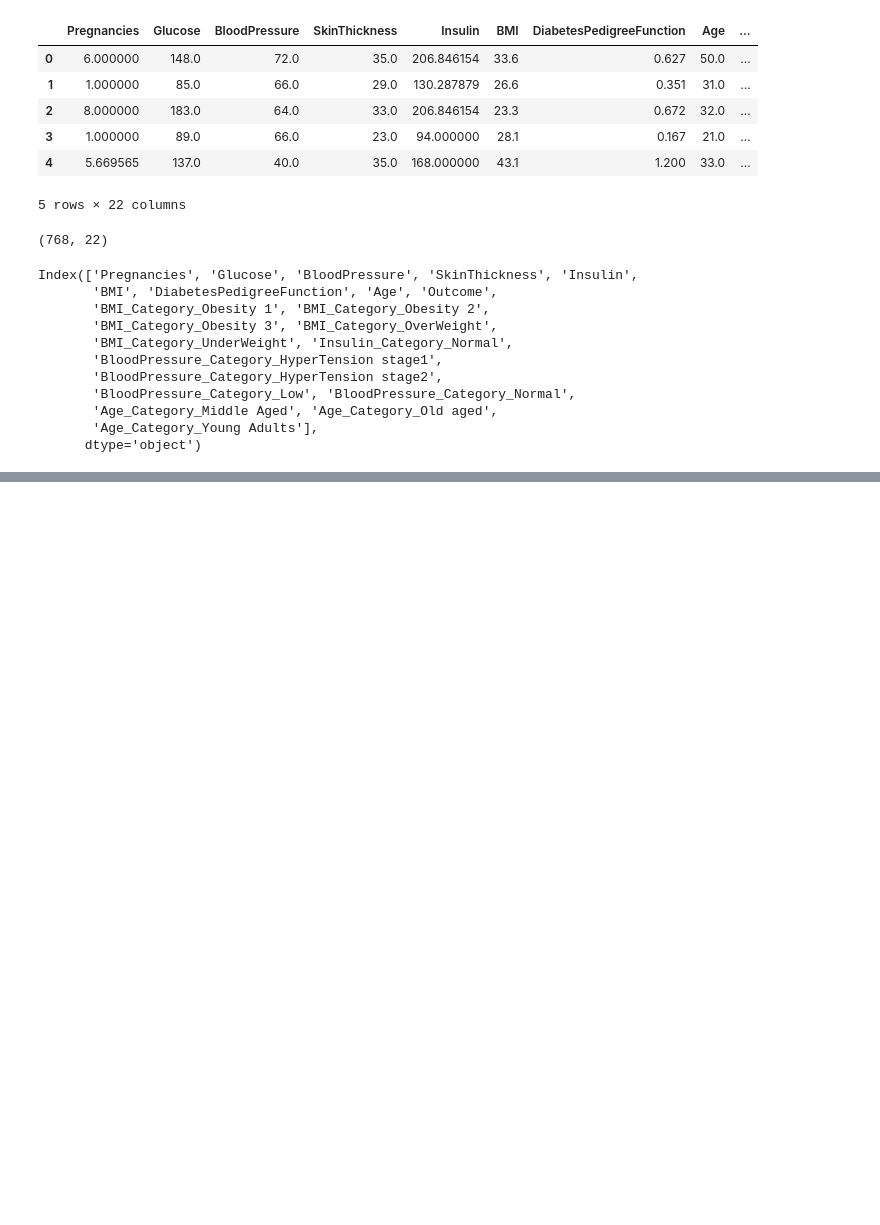
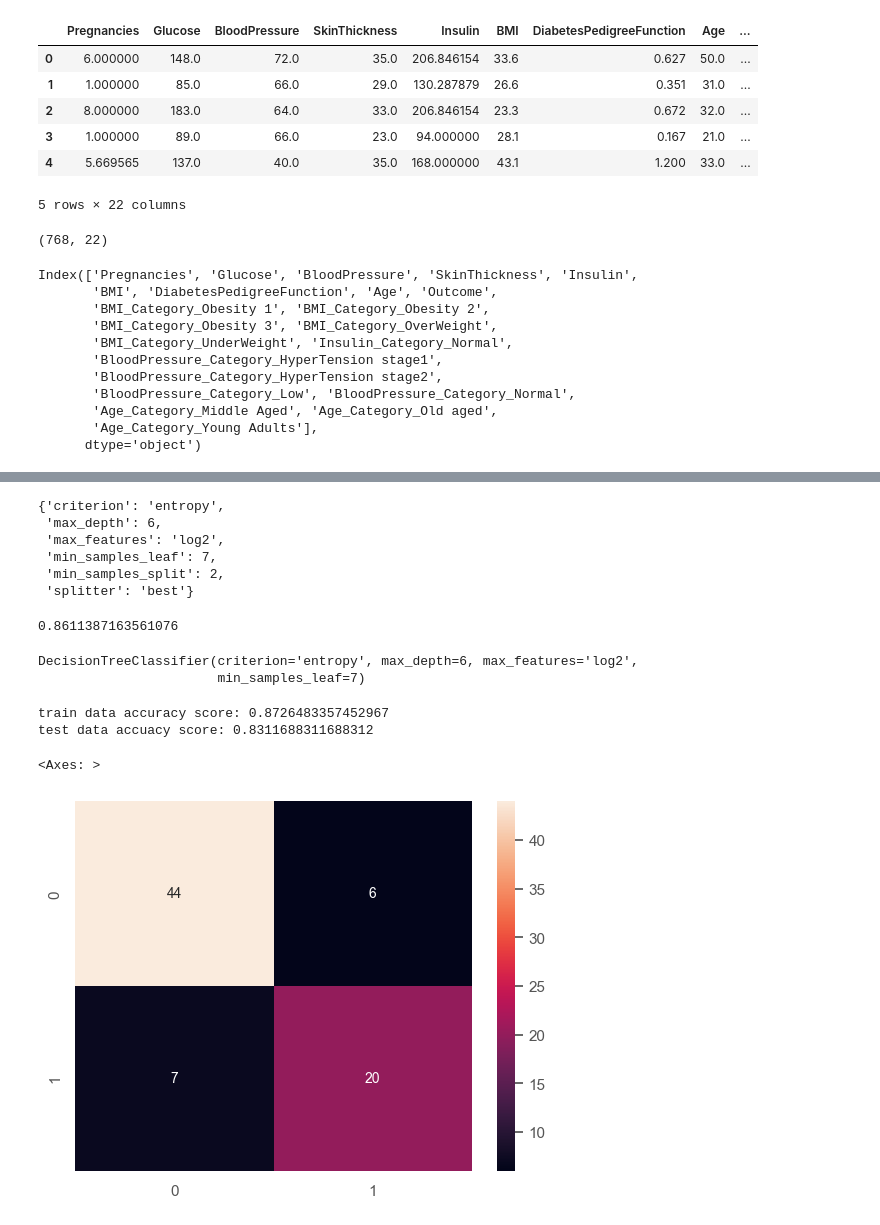
Before and after one commit to keerthi932/Data_Science_Projects, a Jupyter notebook: Diabetes/advanced_method.ipynb, the cells around one changed output, grey strips where cells are left out. Cells and saved outputs as stored; diff of their text form; code cells hidden in the pictures; blank space fills up the shorter version.

```diff
--- a/Diabetes/advanced_method.ipynb
+++ b/Diabetes/advanced_method.ipynb
@@ -589,0 +770,3 @@ Index(['Pregnancies', 'Glucose', 'BloodPressure', 'SkinThickness', 'Insulin',
+# %%
+dt= DecisionTreeClassifier()
+dt.fit(x_train, y_train)
@@ -589,0 +785,11 @@ Index(['Pregnancies', 'Glucose', 'BloodPressure', 'SkinThickness', 'Insulin',
+# %%
+grid_parameters= {
+    'criterion': ['gini', 'entropy'],
+    'max_depth': [3, 6, 10, 12],
+    'splitter': ['best', 'random'],
+    'min_samples_leaf': [2, 3, 5, 7, 9],
+    'min_samples_split': [2, 3, 5, 7, 9],
+    'max_features': ['auto', 'sqrt', 'log2']
+}
+grid_search_dt= GridSearchCV(dt, grid_parameters, cv= 10, n_jobs= -1, verbose= 1)
+grid_search_dt.fit(x_train, y_train)
@@ -589,0 +806,18 @@ Index(['Pregnancies', 'Glucose', 'BloodPressure', 'SkinThickness', 'Insulin',
+# %%
+grid_search_dt.best_params_
+# %% [output]
+{'criterion': 'entropy',
+ 'max_depth': 6,
+ 'max_features': 'log2',
+ 'min_samples_leaf': 7,
+ 'min_samples_split': 2,
+ 'splitter': 'best'}
+# %%
+grid_search_dt.best_score_
+# %% [output]
+0.8611387163561076
+# %%
+grid_search_dt.best_estimator_
+# %% [output]
+DecisionTreeClassifier(criterion='entropy', max_depth=6, max_features='log2',
+                       min_samples_leaf=7)
@@ -589,0 +826,15 @@ Index(['Pregnancies', 'Glucose', 'BloodPressure', 'SkinThickness', 'Insulin',
+# %%
+dt= grid_search_dt.best_estimator_
+dt.fit(x_train, y_train)
+y_predict_dt= dt.predict(x_test)
+print('train data accuracy score:', accuracy_score(y_train, dt.predict(x_train)))
+print('test data accuacy score:', accuracy_score(y_test, y_predict_dt))
+# %% [output]
+train data accuracy score: 0.8726483357452967
+test data accuacy score: 0.8311688311688312
+# %%
+cm= confusion_matrix(y_test, y_predict_dt)
+sns.heatmap(cm, annot= True)
+# %% [output]
+<Axes: >
+[figure, added]
```
Also changed, not shown: parts of 63 cells of this notebook, 1 other file.
